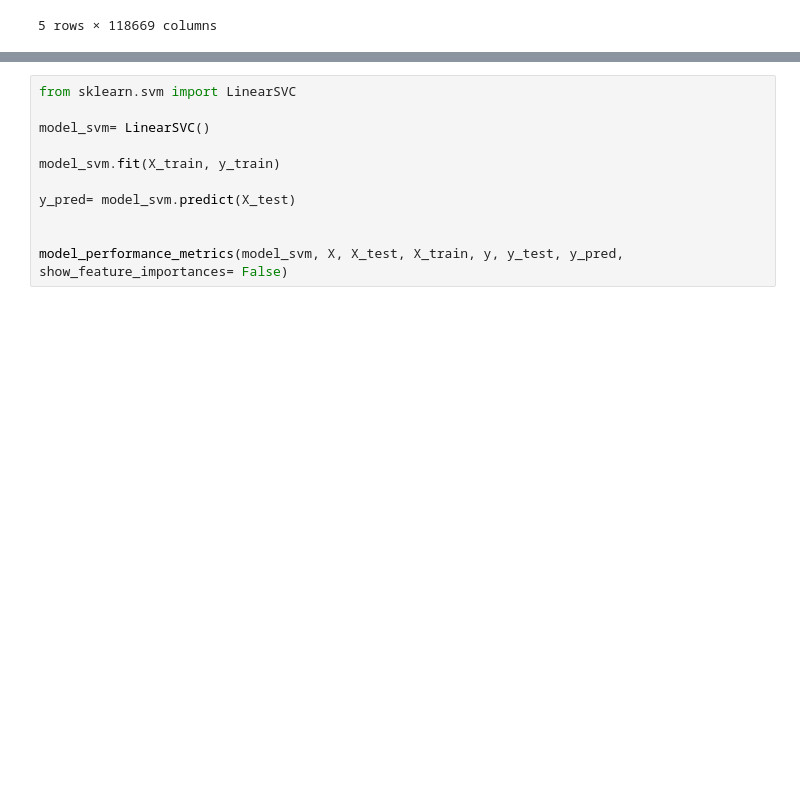
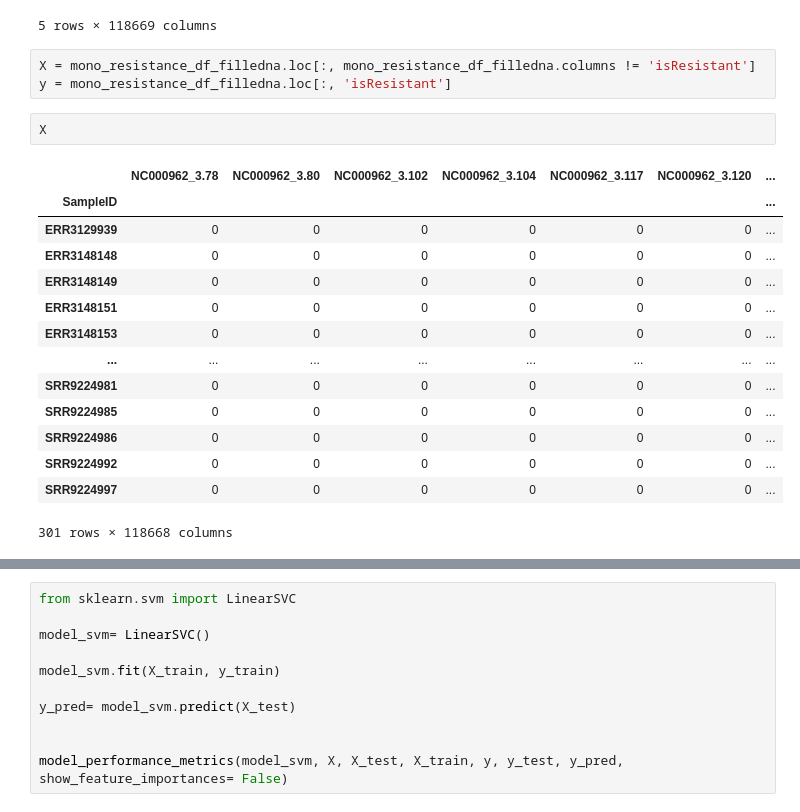
Before and after one commit to abhi18av/drug-resistance-prediction-cambiohack, a Jupyter notebook: src/notebooks/mono_resistance_model_development_sklearn.ipynb, the cells around one changed output, grey strips where cells are left out. Saved outputs shown, nothing was run; the diff lists cells and outputs as text; blank space fills up the shorter version.

```diff
--- a/src/notebooks/mono_resistance_model_development_sklearn.ipynb
+++ b/src/notebooks/mono_resistance_model_development_sklearn.ipynb
@@ -93,3 +93,23 @@ mono_resistance_df_filledna.head()
 | ERR3148151 | 0 | 0 | 0 | 0 | 0 | 0 | ... |
 | ERR3148153 | 0 | 0 | 0 | 0 | 0 | 0 | ... |
 5 rows × 118669 columns
+# %%
+X = mono_resistance_df_filledna.loc[:, mono_resistance_df_filledna.columns != 'isResistant']
+y = mono_resistance_df_filledna.loc[:, 'isResistant']
+# %%
+X
+# %% [output]
+|  | NC000962_3.78 | NC000962_3.80 | NC000962_3.102 | NC000962_3.104 | NC000962_3.117 | NC000962_3.120 | ... |
+| SampleID |  |  |  |  |  |  | ... |
+| ERR3129939 | 0 | 0 | 0 | 0 | 0 | 0 | ... |
+| ERR3148148 | 0 | 0 | 0 | 0 | 0 | 0 | ... |
+| ERR3148149 | 0 | 0 | 0 | 0 | 0 | 0 | ... |
+| ERR3148151 | 0 | 0 | 0 | 0 | 0 | 0 | ... |
+| ERR3148153 | 0 | 0 | 0 | 0 | 0 | 0 | ... |
+| ... | ... | ... | ... | ... | ... | ... | ... |
+| SRR9224981 | 0 | 0 | 0 | 0 | 0 | 0 | ... |
+| SRR9224985 | 0 | 0 | 0 | 0 | 0 | 0 | ... |
+| SRR9224986 | 0 | 0 | 0 | 0 | 0 | 0 | ... |
+| SRR9224992 | 0 | 0 | 0 | 0 | 0 | 0 | ... |
+| SRR9224997 | 0 | 0 | 0 | 0 | 0 | 0 | ... |
+301 rows × 118668 columns
```
Also changed, not shown: parts of 8 cells of this notebook.
